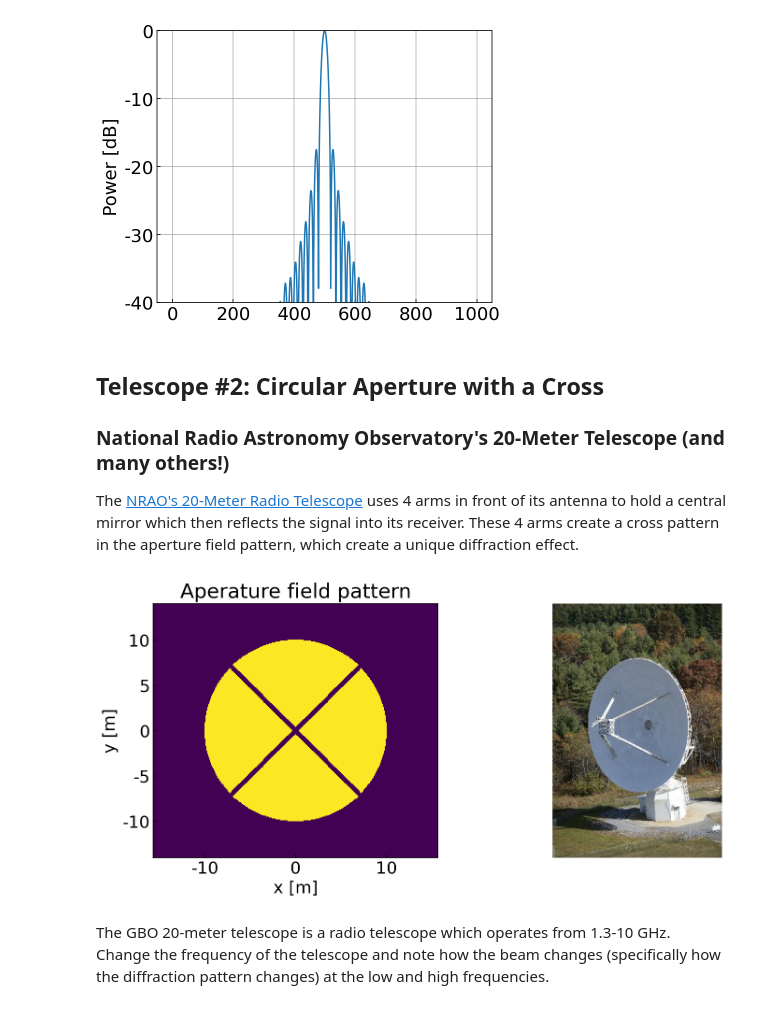
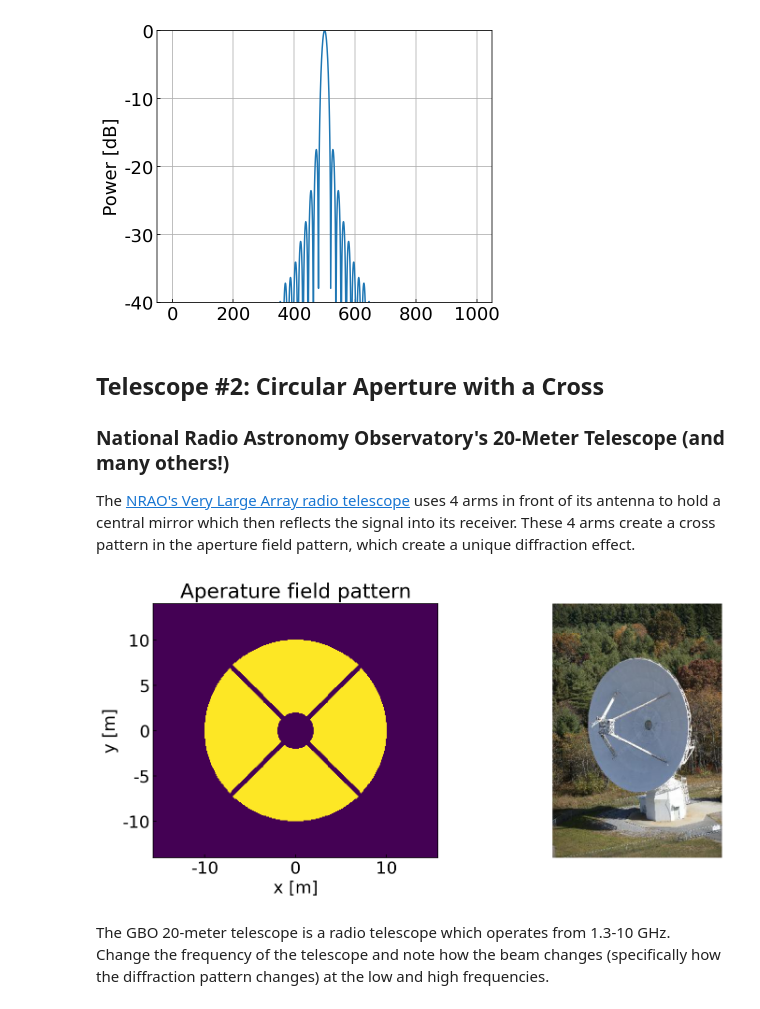
Before and after one commit to McMahonCosmologyGroup/cmbInstrumentSummerSchool, a Jupyter notebook: Notebook2_bonus_optics.ipynb, the cells around one changed output. Cells and saved outputs as stored; diff of their text form; code cells hidden in the pictures.

```diff
--- a/Notebook2_bonus_optics.ipynb
+++ b/Notebook2_bonus_optics.ipynb
@@ -159,7 +159,7 @@ plt.show()
 ## Telescope #2: Circular Aperture with a Cross
 ### National Radio Astronomy Observatory's 20-Meter Telescope (and many others!)
 
-The [NRAO's 20-Meter Radio Telescope](https://www.gb.nrao.edu/20m/fantastic/) uses 4 arms in front of its antenna to hold a central mirror which then reflects the signal into its receiver.  These 4 arms create a cross pattern in the aperture field pattern, which create a unique diffraction effect.
+The [NRAO's Very Large Array radio telescope](https://www.gb.nrao.edu/20m/fantastic/) uses 4 arms in front of its antenna to hold a central mirror which then reflects the signal into its receiver.  These 4 arms create a cross pattern in the aperture field pattern, which create a unique diffraction effect.
 # %%
 ## set up the aperature fields
 N = 1000  ## number of samples in the aparture plane
@@ -171,35 +171,35 @@ delta_x = L / N
 plot_lim = 14.
 
 ###  make the coordinate grid
 x,y,r,phi = make_coordinate_grids(N,L)
 
 ## make the aperature fields
 A = np.ones([N,N])
 A[np.where(r>Diam/2)] = 0
 
 A[np.where(abs(y-x)<Diam*.02)] = 0
 A[np.where(abs(y+x)<Diam*.02)] = 0
-
+A[np.where((x**2 + y**2)<(Diam/10)**2)] = 0
 
 plt.figure(figsize = (12,5))
 ## plot the aperature fields
 plt.subplot(121)
 plt.pcolormesh(x,y,A)
 plt.axis("equal")
 plt.title("Aperature field pattern")
 plt.xlabel("x [m]")
 plt.ylabel("y [m]")
 plt.xlim(-plot_lim,plot_lim)
 plt.ylim(-plot_lim,plot_lim)
 plt.subplot(122)
 plt.axis("off")
 
 # reading png image
 im = img.imread('point_source_figs/'+'20Meter.small.jpg')
 plt.imshow(im)
 plt.show()
 # %% [output]
-[figure, old version]
+[figure, new version]
 # %% [markdown]
 The GBO 20-meter telescope is a radio telescope which operates from 1.3-10 GHz.  Change the frequency of the telescope and note how the beam changes (specifically how the diffraction pattern changes) at the low and high frequencies.
 # %%
```
Also changed, not shown: parts of 4 cells of this notebook, 1 other file.
